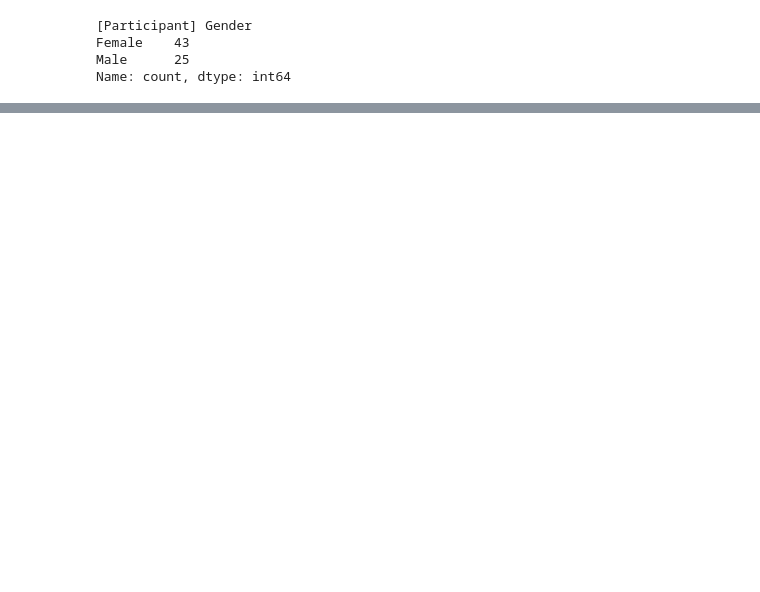
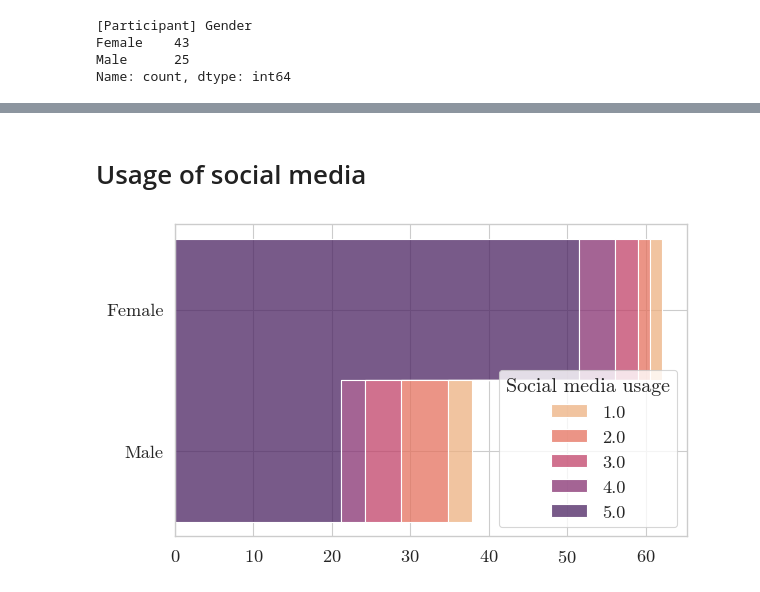
Before and after one commit to arpadgabor/credee, a Jupyter notebook: notebooks/demographics.ipynb, the cells around one changed output, grey strips where cells are left out. Cells and saved outputs as stored; diff of their text form; code cells hidden in the pictures; blank space fills up the shorter version.

```diff
--- a/notebooks/demographics.ipynb
+++ b/notebooks/demographics.ipynb
@@ -116,0 +150,14 @@ plot = sns.countplot(data=data[[study_level, gender]], x=study_level, hue=gender
+# %% [markdown]
+# Usage of social media
+# %%
+plot = sns.histplot(data, y=gender, hue=social_usage, multiple="stack", stat="percent", element="step", palette="flare")
+plt.tight_layout(pad=0, w_pad=0, h_pad=0)
+move_legend(plot, "lower right")
+
+plot.figure.set_size_inches(6, 3.5)
+plot.set_xlabel(None)
+plot.set_ylabel(None)
+plot.legend_.set_title("Social media usage")
+save_figure("social_media_by_gender")
+# %% [output]
+[figure, added]
```
Also changed, not shown: parts of 35 cells of this notebook, 8 other files.
